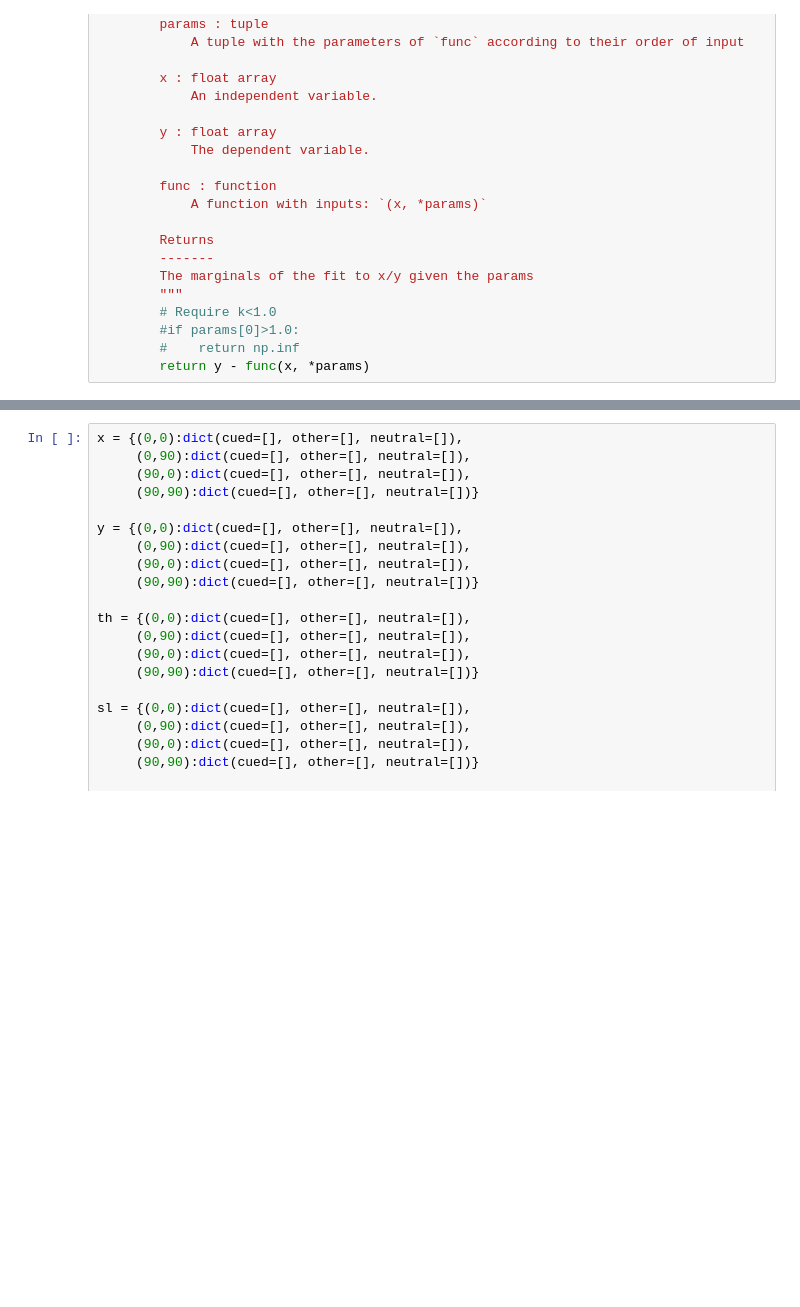
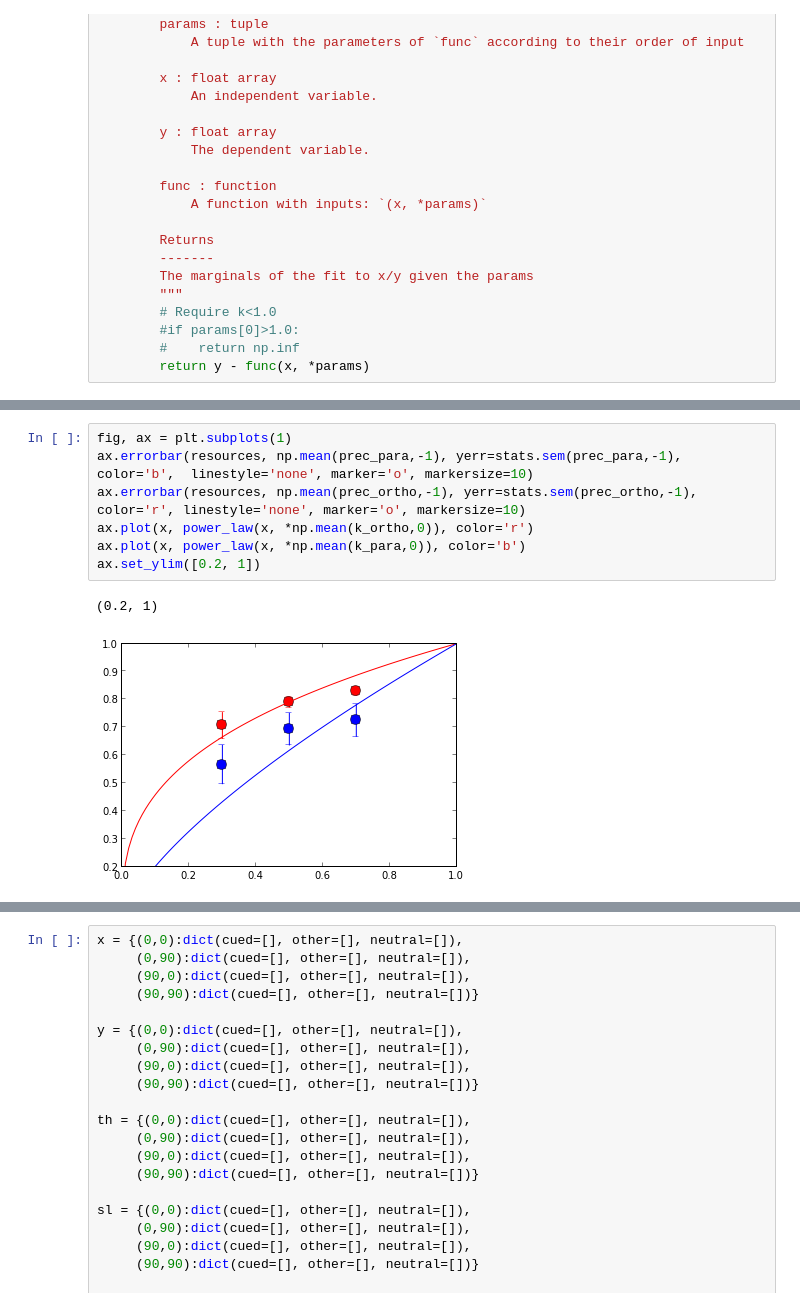
Before and after one commit to arokem/att_ss, a Jupyter notebook: GroupAnalysis.ipynb, the cells around one changed output, grey strips where cells are left out. Saved outputs shown, nothing was run; the diff lists cells and outputs as text; blank space fills up the shorter version.

```diff
--- a/GroupAnalysis.ipynb
+++ b/GroupAnalysis.ipynb
@@ -478,0 +499,10 @@ stats.wilcoxon(np.squeeze(np.array(k_para)-np.array(k_ortho)))
+# %%
+fig, ax = plt.subplots(1)
+ax.errorbar(resources, np.mean(prec_para,-1), yerr=stats.sem(prec_para,-1), color='b',  linestyle='none', marker='o', markersize=10)
+ax.errorbar(resources, np.mean(prec_ortho,-1), yerr=stats.sem(prec_ortho,-1), color='r', linestyle='none', marker='o', markersize=10)
+ax.plot(x, power_law(x, *np.mean(k_ortho,0)), color='r')
+ax.plot(x, power_law(x, *np.mean(k_para,0)), color='b')
+ax.set_ylim([0.2, 1])
+# %% [output]
+(0.2, 1)
+[figure, added]
```
Also changed, not shown: parts of 24 cells of this notebook, 1 other file.
